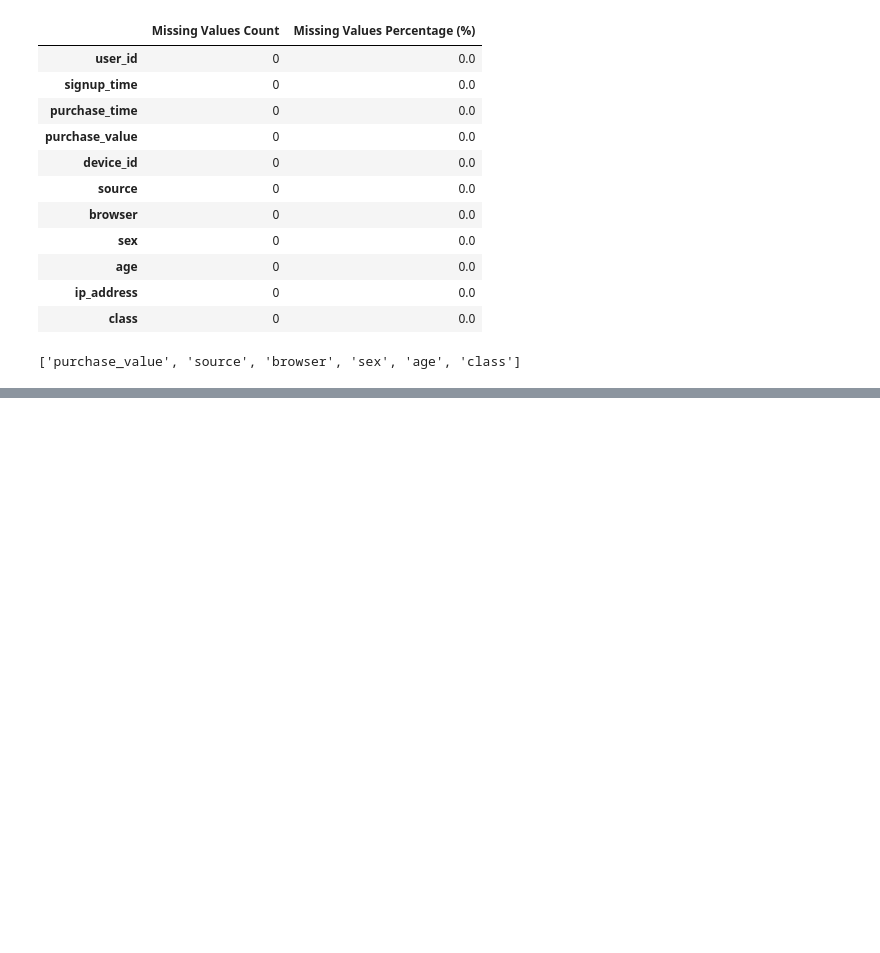
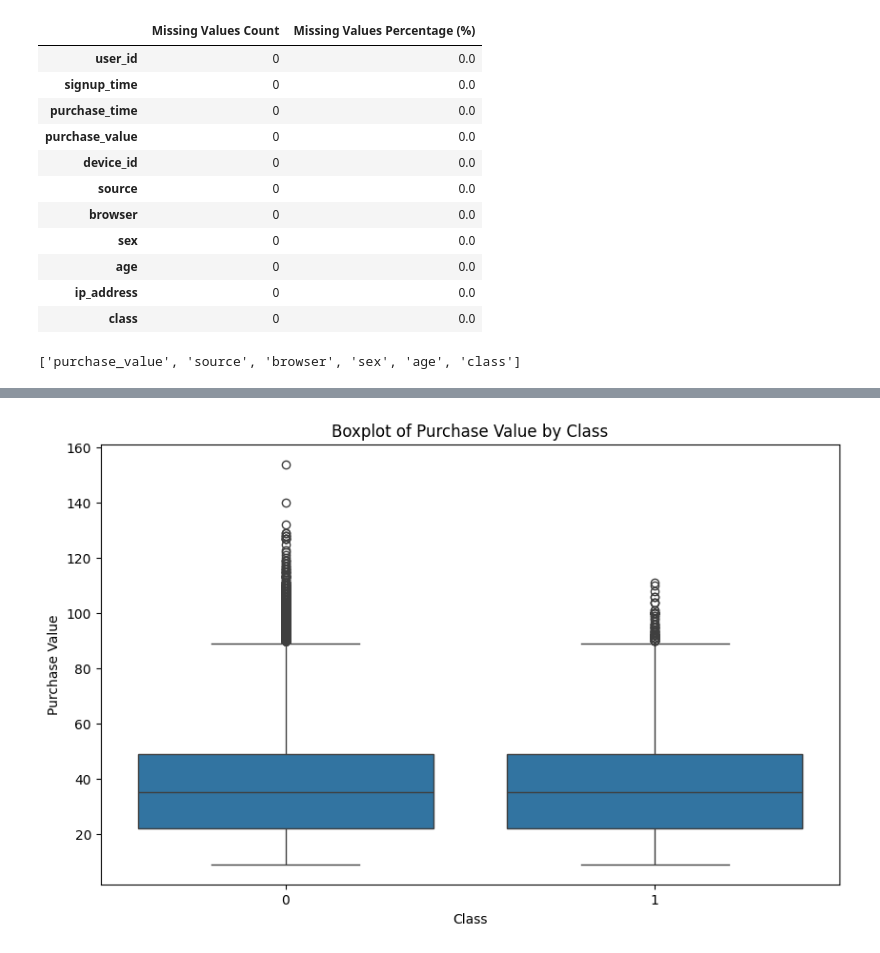
Before and after one commit to Endekalu777/Enhanced-Fraud-Detection-for-E-commerce-and-Banking-Transactions, a Jupyter notebook: notebooks/fraud_data+preprocessing.ipynb, the cells around one changed output, grey strips where cells are left out. Saved outputs shown, nothing was run; the diff lists cells and outputs as text; code cells hidden in the pictures; blank space fills up the shorter version.

```diff
--- a/notebooks/fraud_data+preprocessing.ipynb
+++ b/notebooks/fraud_data+preprocessing.ipynb
@@ -114,3 +114,7 @@ min           0.000000
 75%           0.000000
 max           1.000000
 Name: class, dtype: float64
+# %%
+overview.bivariate_analysis()
+# %% [output]
+[figure, added]
```
Also changed, not shown: parts of 1 cell of this notebook, 3 other files.
